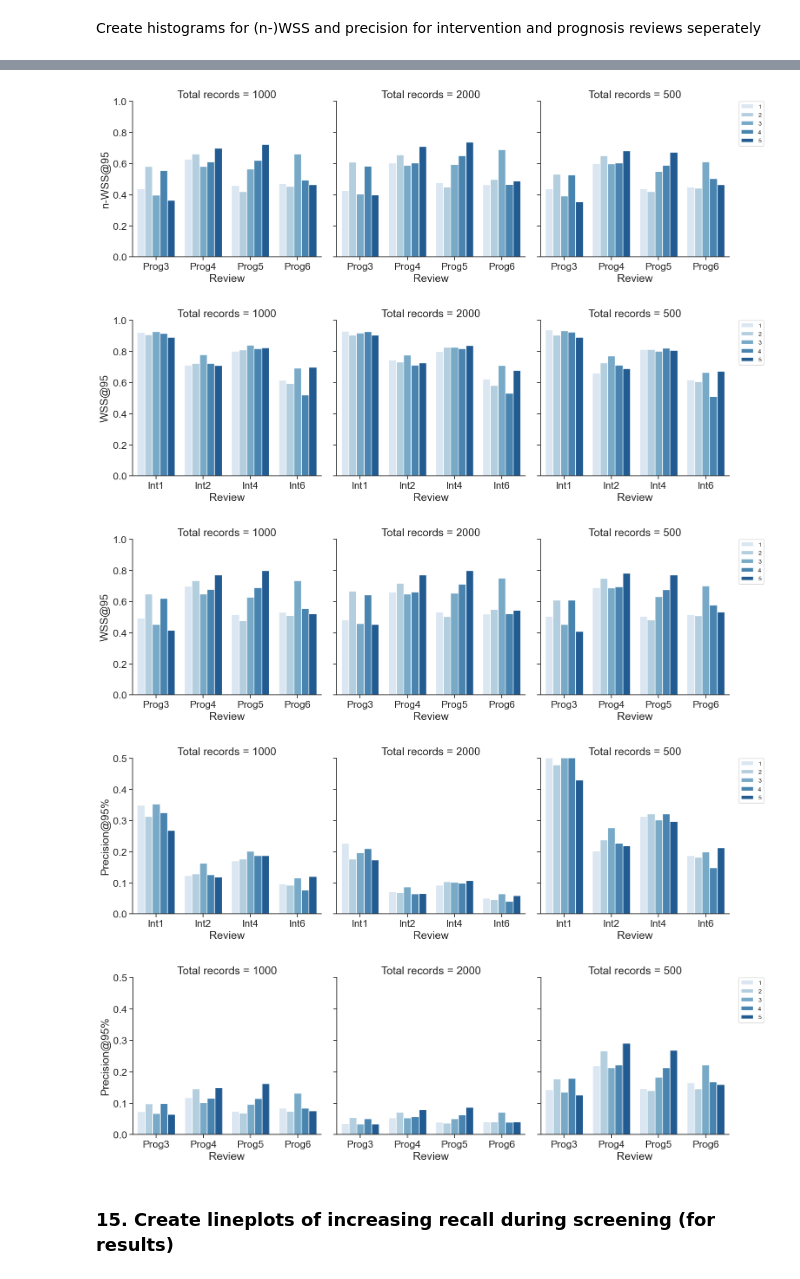
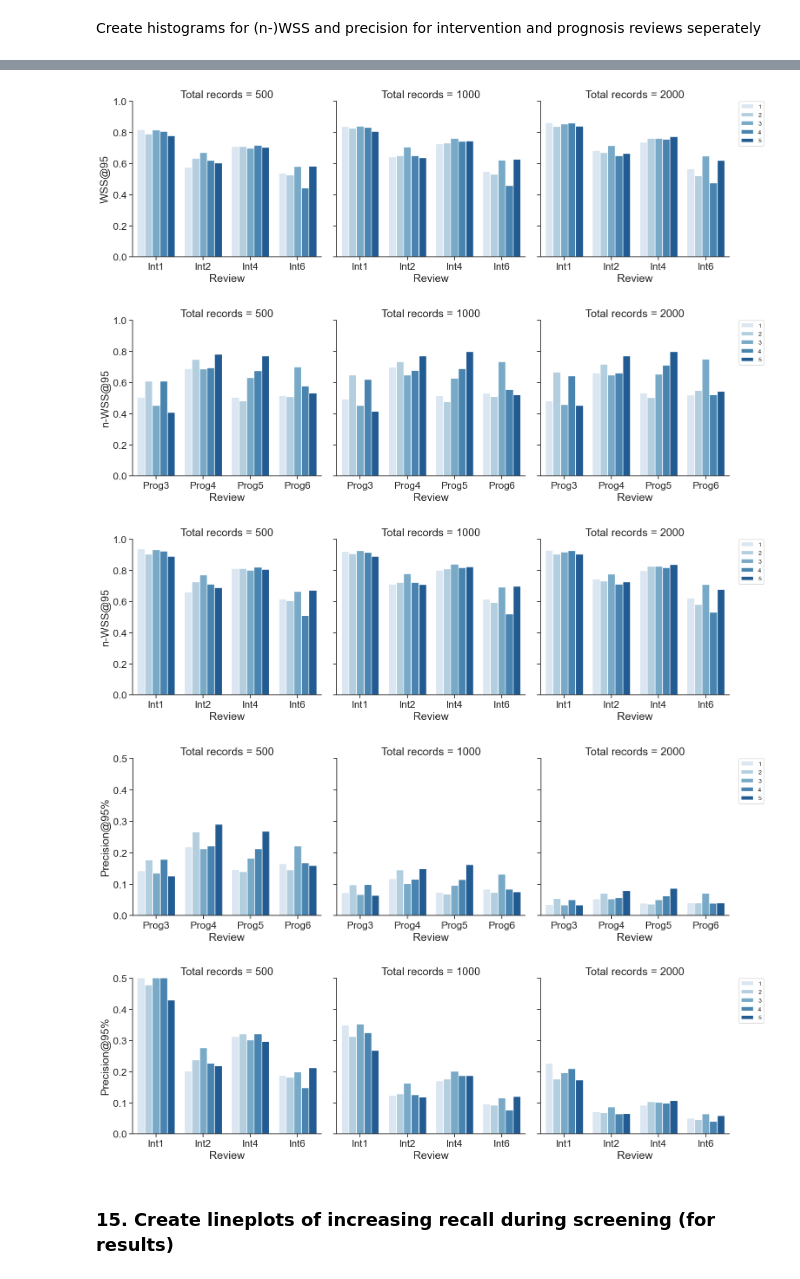
Before and after one commit to isa-sp/SR_semi-automated_screening, a Jupyter notebook: src/output_generation_SR.ipynb, the cells around one changed output, grey strips where cells are left out. Drawn from its saved outputs; the diff is of its cells as text; code cells hidden in the pictures.

Commit message:
Updated figure layout

```diff
--- a/src/output_generation_SR.ipynb
+++ b/src/output_generation_SR.ipynb
@@ -778,6 +778,10 @@ Replace the numbering in the output of the reviews since Prognosis review 5 is n
 Create histograms for (n-)WSS and precision for intervention and prognosis reviews seperately
 # %%
 def generate_histograms(dataset, x, variables, y_labels, review_types, hue = 'Models'):
+
+    dataset['Total records'] = dataset['Total records'].astype(pd.CategoricalDtype(categories=['500',
+                                                                                               '1000',
+                                                                                               '2000']))
 
     # Change dtype to numeric
     for variable in variables:
@@ -795,9 +799,9 @@ def generate_histograms(dataset, x, variables, y_labels, review_types, hue = 'Mo
 
 # Choose variables to plot
 variables_to_plot = ['Mean_WSS95', 'Mean_nWSS95', 'Mean_prec95']
-variable_names = ['n-WSS@95', 'WSS@95', 'Precision@95%']
+variable_names = ['WSS@95', 'n-WSS@95', 'Precision@95%']
 y_lims = [1,1,0.5]
-review_types = ['Int', 'Prog']
+review_types = ['Prog', 'Int']
 
 generate_histograms(dataset=df_wss_prec_all_values_sizes,
                     x='Review',
@@ -810,8 +814,8 @@ generate_histograms(dataset=df_wss_prec_all_values_sizes,
-[figure, old version]
+[figure, new version]
-[figure, old version]
+[figure, new version]
-[figure, old version]
+[figure, new version]
-[figure, old version]
+[figure, new version]
-[figure, old version]
+[figure, new version]
 # %% [markdown]
 ### 15. Create lineplots of increasing recall during screening (for results)
 # %% [markdown]
```
Also changed, not shown: parts of 9 cells of this notebook.
